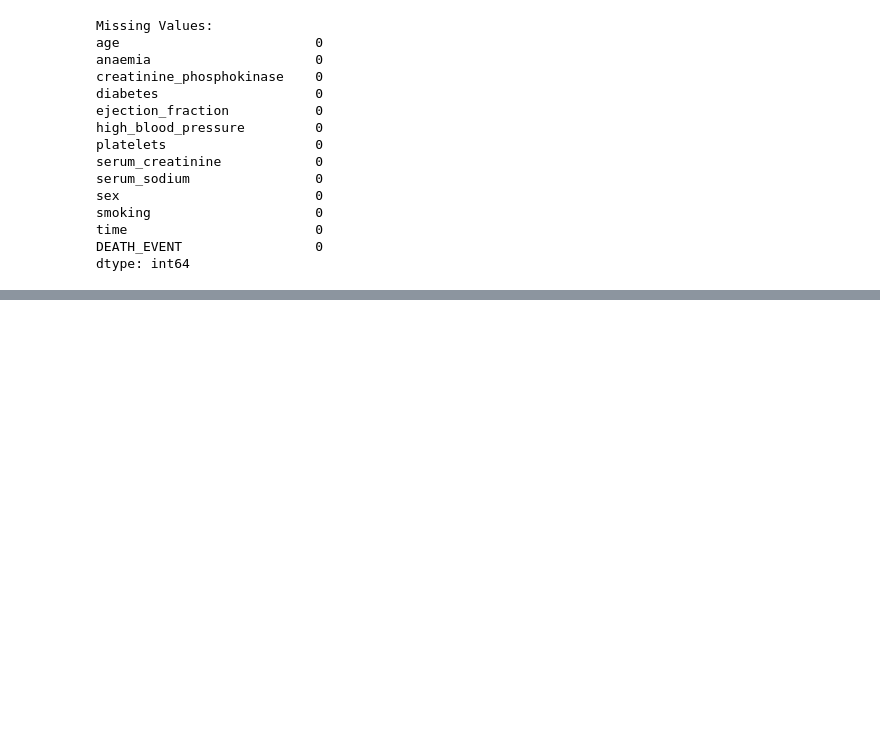
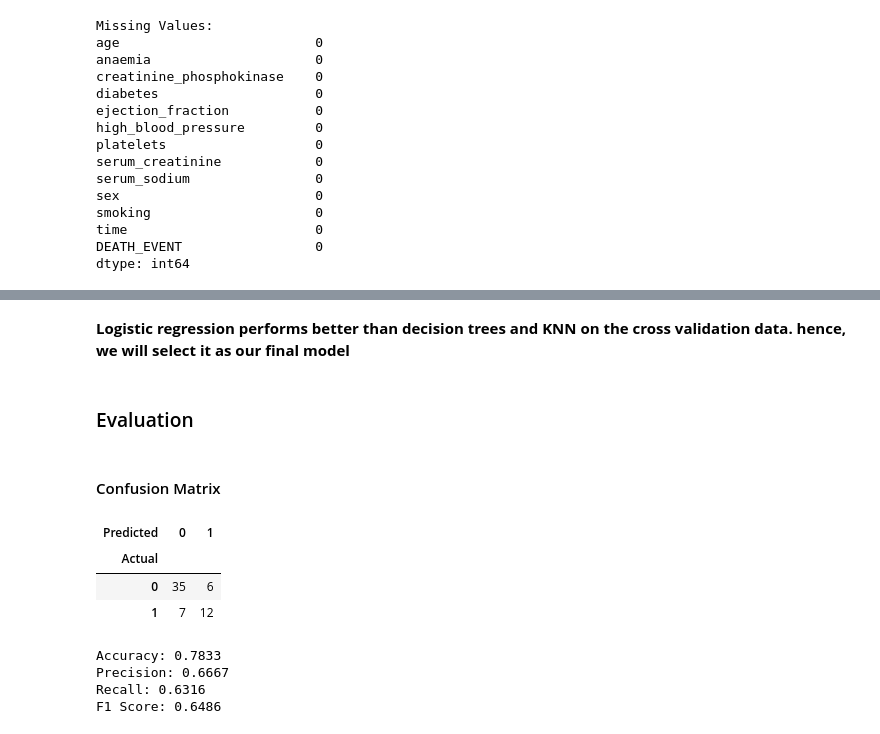
Before and after one commit to UBC-MDS/heart-failure-analysis, a Jupyter notebook: heart-failure-analysis.ipynb, the cells around one changed output, grey strips where cells are left out. Cells and saved outputs as stored; diff of their text form; code cells hidden in the pictures; blank space fills up the shorter version.

```diff
--- a/heart-failure-analysis.ipynb
+++ b/heart-failure-analysis.ipynb
@@ -99,0 +356,43 @@ aly.dist(heart_failure_data,color = 'DEATH_EVENT')
+# %% [markdown]
+**Logistic regression performs better than decision trees and KNN on the cross validation data. hence, we will select it as our final model**
+# %% [markdown]
+### Evaluation
+# %% [markdown]
+#### Confusion Matrix
+# %%
+# Confusion Matrix
+
+heart_failure_predictions = heart_failure_test.assign(
+    predicted=heart_failure_fit.predict(heart_failure_test)
+)
+
+cm_crosstab = pd.crosstab(heart_failure_predictions['DEATH_EVENT'],
+                          heart_failure_predictions['predicted'],
+                          rownames=["Actual"],
+                          colnames=["Predicted"]
+                         )
+
+
+cm_crosstab
+# cm = confusion_matrix(heart_failure_test["DEATH_EVENT"], heart_failure_fit.predict(heart_failure_test))
+# cm
+# %% [output]
+| Predicted | 0 | 1 |
+| Actual |  |  |
+| 0 | 35 | 6 |
+| 1 | 7 | 12 |
+# %%
+accuracy = accuracy_score(heart_failure_predictions['DEATH_EVENT'], heart_failure_predictions['predicted'])
+precision = precision_score(heart_failure_predictions['DEATH_EVENT'], heart_failure_predictions['predicted'])
+recall = recall_score(heart_failure_predictions['DEATH_EVENT'], heart_failure_predictions['predicted'])
+f1 = f1_score(heart_failure_predictions['DEATH_EVENT'], heart_failure_predictions['predicted'])
+
+print(f"Accuracy: {accuracy:.4f}")
+print(f"Precision: {precision:.4f}")
+print(f"Recall: {recall:.4f}")
+print(f"F1 Score: {f1:.4f}")
+# %% [output]
+Accuracy: 0.7833
+Precision: 0.6667
+Recall: 0.6316
+F1 Score: 0.6486
```
Also changed, not shown: parts of 41 cells of this notebook, 2 other files.
